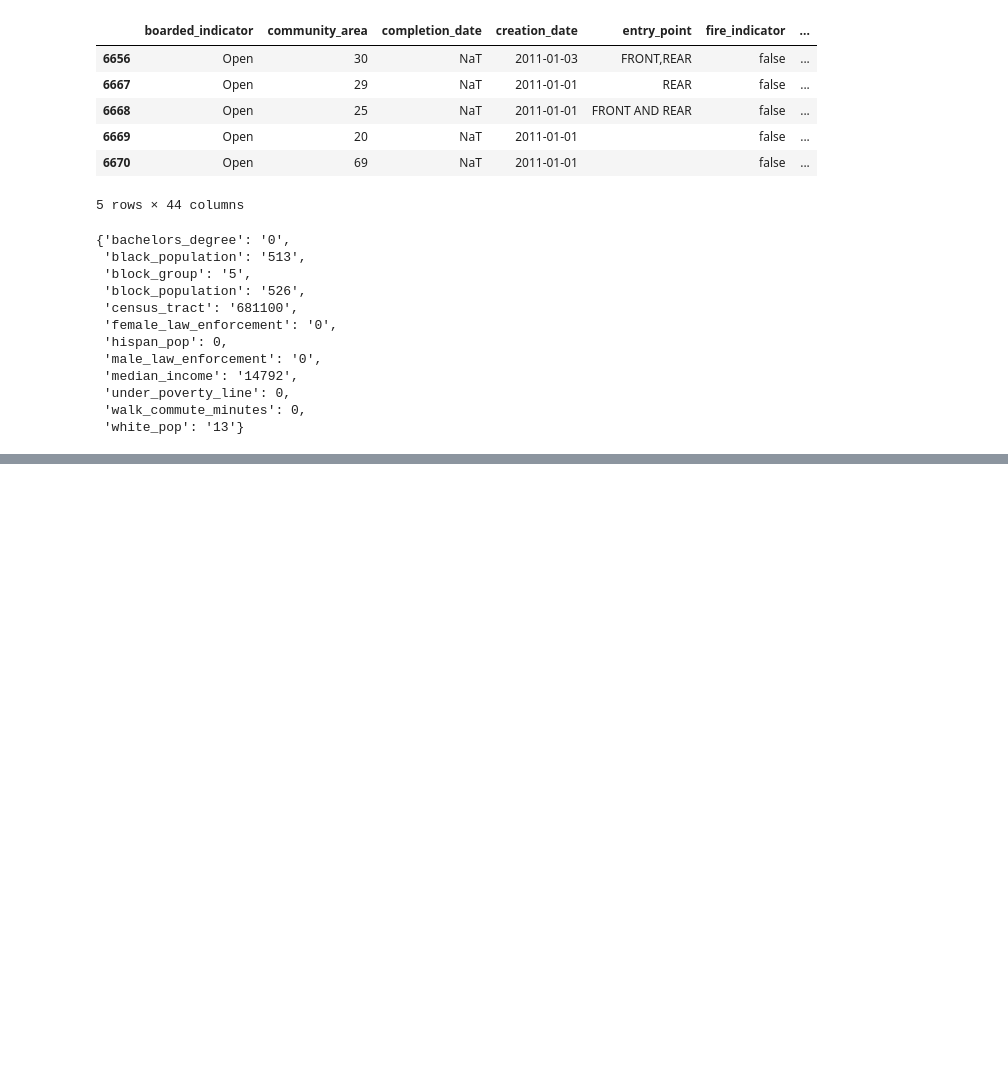
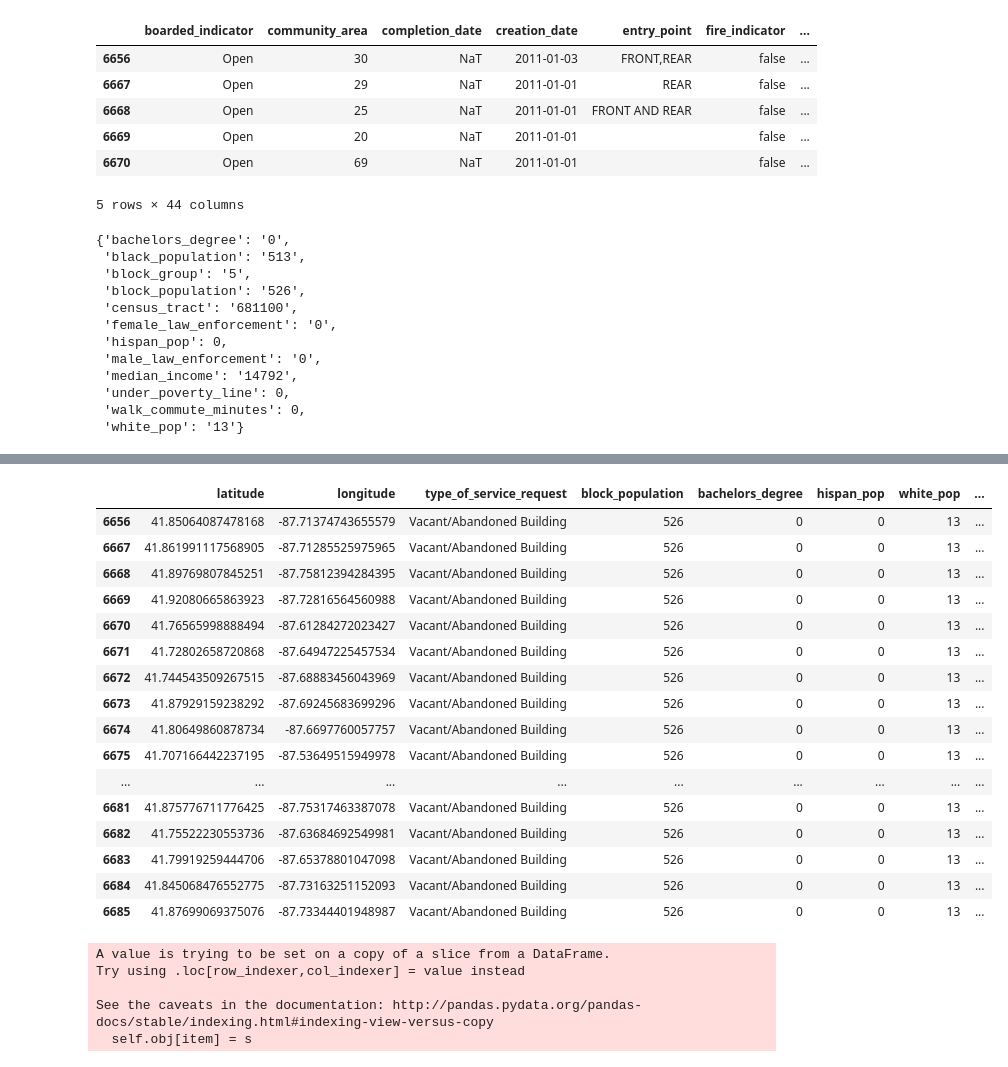
Before and after one commit to lorenh516/exploration_311, a Jupyter notebook: chicago_svc_req_exploration.ipynb, the cells around one changed output, grey strips where cells are left out. Cells and saved outputs as stored; diff of their text form; code cells hidden in the pictures; blank space fills up the shorter version.

```diff
--- a/chicago_svc_req_exploration.ipynb
+++ b/chicago_svc_req_exploration.ipynb
@@ -560,3 +458,26 @@ ValueError: cannot copy sequence with size 44 to array axis with dimension 0
+# %%
+test_df[test_df[s]]
+41.85064087478168
+41.85064087478168
+# test = small[(small.latitude.astype('float') == 41.85064087478168)]
+# %% [output]
+|  | latitude | longitude | type_of_service_request | block_population | bachelors_degree | hispan_pop | white_pop | ... |
+| 6656 | 41.85064087478168 | -87.71374743655579 | Vacant/Abandoned Building | 526 | 0 | 0 | 13 | ... |
+| 6667 | 41.861991117568905 | -87.71285525975965 | Vacant/Abandoned Building | 526 | 0 | 0 | 13 | ... |
+| 6668 | 41.89769807845251 | -87.75812394284395 | Vacant/Abandoned Building | 526 | 0 | 0 | 13 | ... |
+| 6669 | 41.92080665863923 | -87.72816564560988 | Vacant/Abandoned Building | 526 | 0 | 0 | 13 | ... |
+| 6670 | 41.76565998888494 | -87.61284272023427 | Vacant/Abandoned Building | 526 | 0 | 0 | 13 | ... |
+| 6671 | 41.72802658720868 | -87.64947225457534 | Vacant/Abandoned Building | 526 | 0 | 0 | 13 | ... |
+| 6672 | 41.744543509267515 | -87.68883456043969 | Vacant/Abandoned Building | 526 | 0 | 0 | 13 | ... |
+| 6673 | 41.87929159238292 | -87.69245683699296 | Vacant/Abandoned Building | 526 | 0 | 0 | 13 | ... |
+| 6674 | 41.80649860878734 | -87.6697760057757 | Vacant/Abandoned Building | 526 | 0 | 0 | 13 | ... |
+| 6675 | 41.707166442237195 | -87.53649515949978 | Vacant/Abandoned Building | 526 | 0 | 0 | 13 | ... |
+| ... | ... | ... | ... | ... | ... | ... | ... | ... |
+| 6681 | 41.875776711776425 | -87.75317463387078 | Vacant/Abandoned Building | 526 | 0 | 0 | 13 | ... |
+| 6682 | 41.75522230553736 | -87.63684692549981 | Vacant/Abandoned Building | 526 | 0 | 0 | 13 | ... |
+| 6683 | 41.79919259444706 | -87.65378801047098 | Vacant/Abandoned Building | 526 | 0 | 0 | 13 | ... |
+| 6684 | 41.845068476552775 | -87.73163251152093 | Vacant/Abandoned Building | 526 | 0 | 0 | 13 | ... |
+| 6685 | 41.87699069375076 | -87.73344401948987 | Vacant/Abandoned Building | 526 | 0 | 0 | 13 | ... |
 # %%
 unique_lat_lon = plot_lat_lon[['latitude', 'longitude']]
 unique_lat_lon.head()
@@ -571,0 +488,16 @@ for lat, lon in unique_locs:
+# %%
+for row in small.itertuples():
+    acs_dict1 = retrive_responses(row.latitude, row.longitude, acs_variables)
+
+    for var, val in acs_dict1.items():
+        #row_index = list(small.columns).index(var)
+        #print(list(small.columns).index(var))
+        #row[row_index] = val
+
+        small.loc[row.Index, var] = val
+# %% [output]
+A value is trying to be set on a copy of a slice from a DataFrame.
+Try using .loc[row_indexer,col_indexer] = value instead
+
+See the caveats in the documentation: http://pandas.pydata.org/pandas-docs/stable/indexing.html#indexing-view-versus-copy
+  self.obj[item] = s
```
Also changed, not shown: parts of 25 cells of this notebook.
